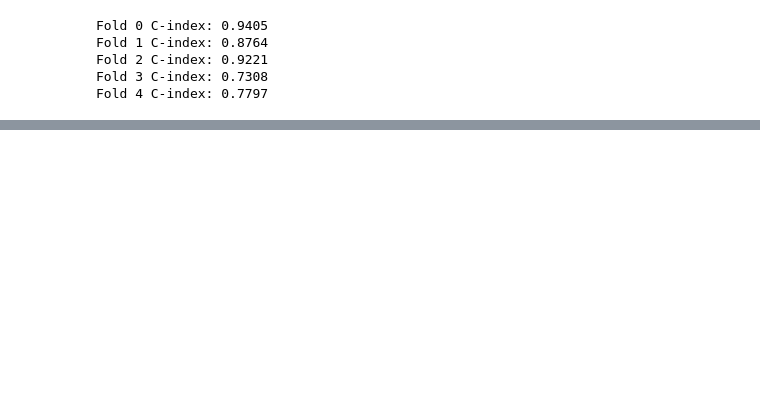
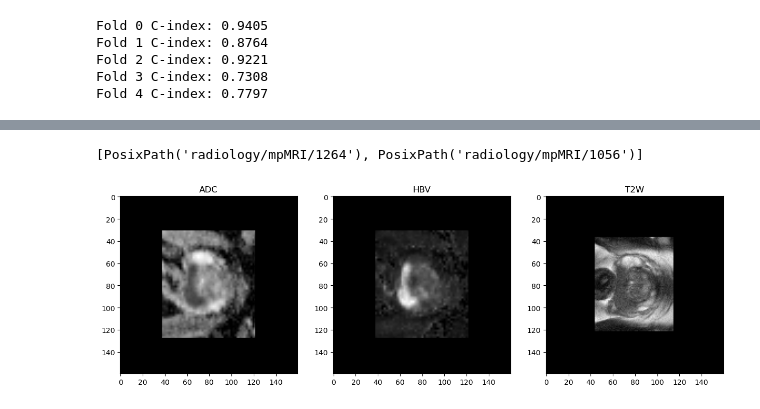
Before and after one commit to Safwat08/multimodal_prostate_cancer_recurrence_prediction, a Jupyter notebook: workflow.ipynb, the cells around one changed output, grey strips where cells are left out. Drawn from its saved outputs; the diff is of its cells as text; code cells hidden in the pictures; blank space fills up the shorter version.

Commit message:
Added image preprocessing script

```diff
--- a/workflow.ipynb
+++ b/workflow.ipynb
@@ -238,0 +811,11 @@ for fold in range(0, 5):
+# %%
+root = Path("radiology/mpMRI")
+
+# Get only patient folders, ignore hidden ones like .DS_Store
+patient_dirs = [p for p in root.iterdir() if p.is_dir() and not p.name.startswith(".")]
+
+patient_dirs = patient_dirs[0:2]
+
+patient_dirs
+# %% [output]
+[PosixPath('radiology/mpMRI/1264'), PosixPath('radiology/mpMRI/1056')]
@@ -238,0 +828,22 @@ for fold in range(0, 5):
+# %%
+import matplotlib.pyplot as plt
+
+img = out["image"]  # shape (3, 160, 160, 48)
+
+# pick middle slice in Z
+z = img.shape[3] // 2
+
+fig, axs = plt.subplots(1, 3, figsize=(15,5))
+
+axs[0].imshow(img[0, :, :, z], cmap='gray')
+axs[0].set_title("ADC")
+
+axs[1].imshow(img[1, :, :, z], cmap='gray')
+axs[1].set_title("HBV")
+
+axs[2].imshow(img[2, :, :, z], cmap='gray')
+axs[2].set_title("T2W")
+
+plt.show()
+# %% [output]
+[figure, added]
```
Also changed, not shown: parts of 22 cells of this notebook.
